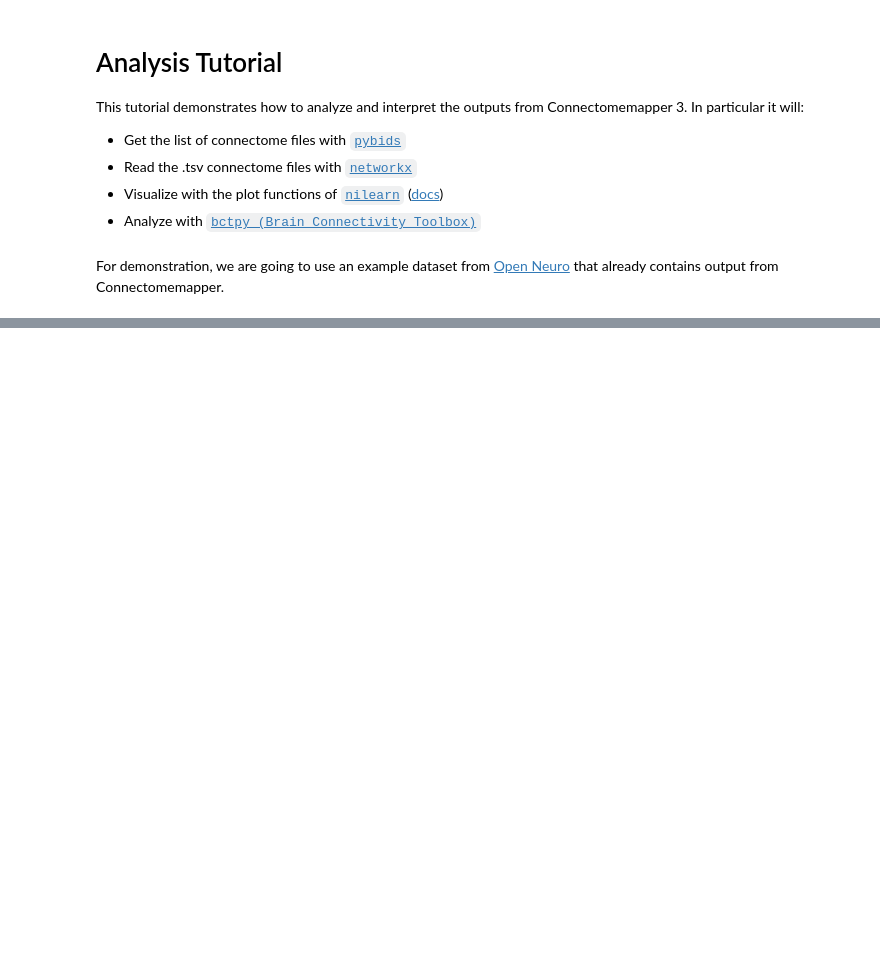
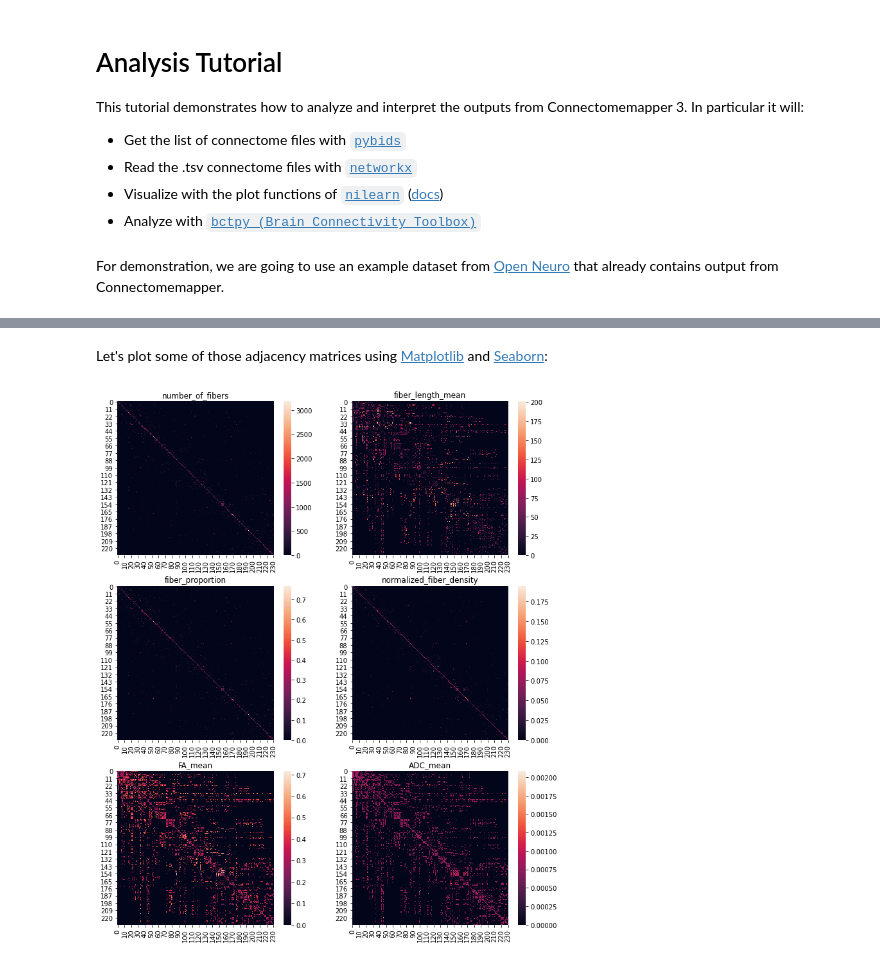
Before and after one commit to connectomicslab/connectomemapper3, a Jupyter notebook: notebooks/analysis_tutorial.ipynb, the cells around one changed output, grey strips where cells are left out. Cells and saved outputs as stored; diff of their text form; code cells hidden in the pictures; blank space fills up the shorter version.

Commit message:
Create sections on file loading and plotting

```diff
--- a/notebooks/analysis_tutorial.ipynb
+++ b/notebooks/analysis_tutorial.ipynb
@@ -55,0 +44,3 @@ path_hcp = os.path.join("..", "..", "hcp_example")
+# %%
+conn_tsv_scale3 = layout.get(subject='01', extension='tsv', suffix='connectivity', return_type='filename', res='scale3')
+conn_tsv_scale3
@@ -56,4 +51,4 @@ path_hcp = os.path.join("..", "..", "hcp_example")
 # %%
 #edges = pd.read_csv(con_files[0], delimiter="\t")
-path_tsv = os.path.join(path_hcp, "sub-100307_atlas-L2018_res-scale1_conndata-network_connectivity.tsv")
-edges = pd.read_csv(path_tsv, delimiter="\t")
+edges = pd.read_csv(conn_tsv_scale3[0], delimiter="\t")
+edges.head()
@@ -80,2 +66,0 @@ edges.columns
-# %%
-A = nx.to_numpy_matrix(G, weight="number_of_fibers")
@@ -86,6 +66,0 @@ A
-# %%
-for c in edges.columns[2:]:
-    A = nx.to_numpy_matrix(G, weight=c)
-    print(c)
-    sns.heatmap(A)
-    plt.show()
@@ -106,3 +67,18 @@ fiber_density
+# %% [markdown]
+Let's plot some of those adjacency matrices using [Matplotlib](https://matplotlib.org/) and [Seaborn](http://seaborn.pydata.org/index.html):
+# %%
+cols_to_plot = ["number_of_fibers", "fiber_length_mean",
+                "fiber_proportion", "normalized_fiber_density",
+                "FA_mean", "ADC_mean"]
+
+fig, axs = plt.subplots(3,2, figsize=(12,15))
+axs = axs.flatten()
+for c, ax in zip(cols_to_plot, axs):
+    A = nx.to_numpy_matrix(G, weight=c)
+    sns.heatmap(A, ax=ax)
+    ax.set_title(c)
+# %% [output]
+[figure, added]
 # %%
 #parcellation_path = os.path.join(path, "code",
 #                                 "sub-colin27_T1w_parc_scale1.nii.gz")
```
Also changed, not shown: parts of 19 cells of this notebook.
